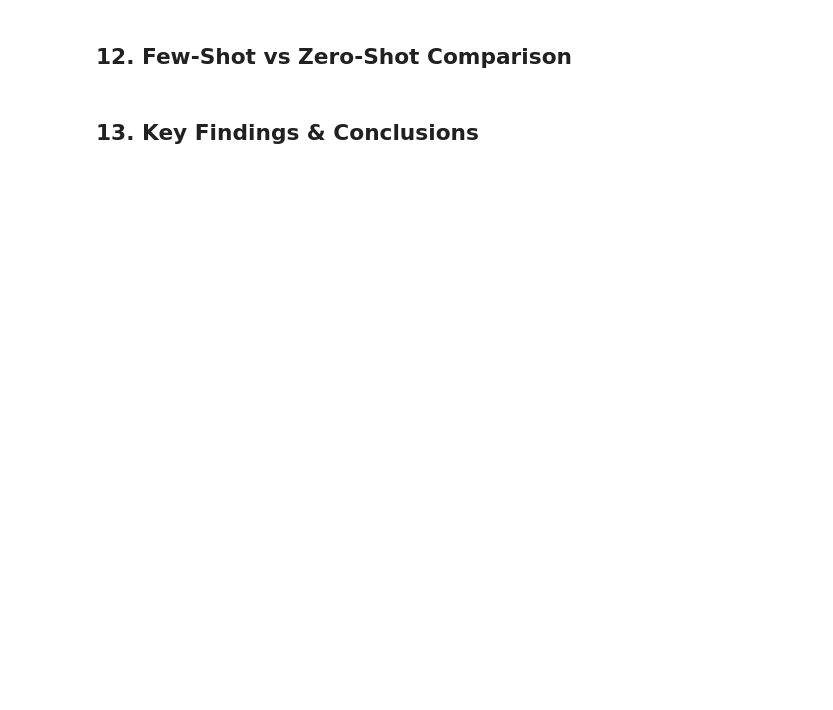
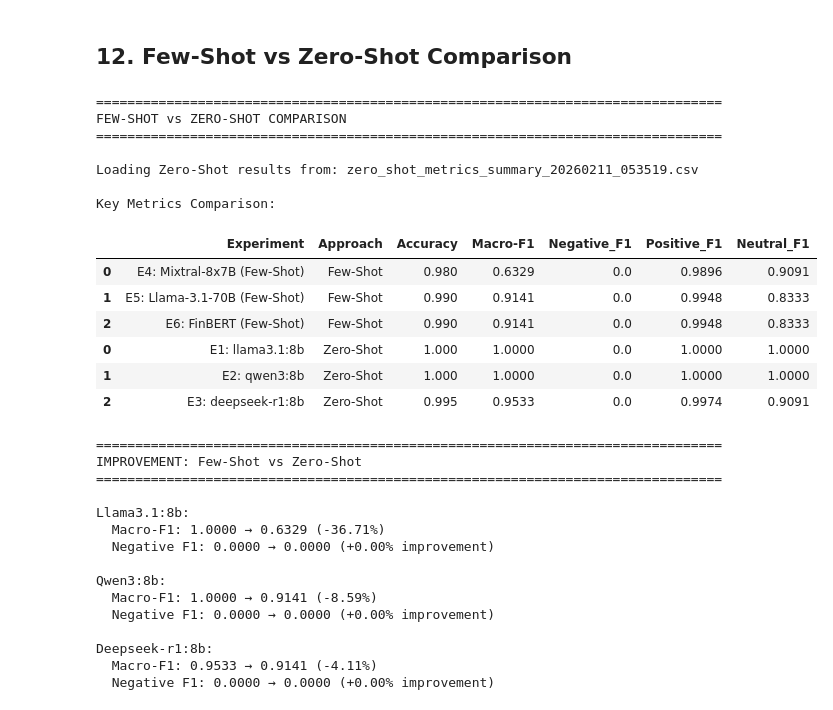
Before and after one commit to isidharthrai/Prompt_Engineering_for_Financial_Texts, a Jupyter notebook: Task1_Sentiment_Analysis/Few_Shot/E4_E5_E6_few_shot_sentiment.ipynb, the cells around one changed output. Saved outputs shown, nothing was run; the diff lists cells and outputs as text; code cells hidden in the pictures; blank space fills up the shorter version.

```diff
--- a/Task1_Sentiment_Analysis/Few_Shot/E4_E5_E6_few_shot_sentiment.ipynb
+++ b/Task1_Sentiment_Analysis/Few_Shot/E4_E5_E6_few_shot_sentiment.ipynb
@@ -880,40 +1091,69 @@ if zero_shot_files:
         print("IMPROVEMENT: Few-Shot vs Zero-Shot")
         print("=" * 80)
 
+        model_names = ["Llama3.1:8b", "Qwen3:8b", "Deepseek-r1:8b"]
         for i in range(min(3, len(few_shot_df))):
-            model_name = ["Mixtral-8x7B", "Llama-3.1-70B", "FinBERT"][i]
+            model_name = model_names[i]
             if i < len(zero_shot_df):
                 fs_macro = few_shot_df.iloc[i]["Macro-F1"]
                 zs_macro = zero_shot_df.iloc[i]["Macro-F1"]
                 improvement = (
                     ((fs_macro - zs_macro) / zs_macro * 100) if zs_macro > 0 else 0
                 )
 
                 fs_neg = few_shot_df.iloc[i]["Negative_F1"]
                 zs_neg = zero_shot_df.iloc[i]["Negative_F1"]
                 neg_improvement = (
                     ((fs_neg - zs_neg) / zs_neg * 100)
                     if zs_neg > 0
                     else float("inf")
                     if fs_neg > 0
                     else 0
                 )
 
                 print(f"\n{model_name}:")
                 print(
                     f"  Macro-F1: {zs_macro:.4f} → {fs_macro:.4f} ({improvement:+.2f}%)"
                 )
                 print(
                     f"  Negative F1: {zs_neg:.4f} → {fs_neg:.4f} ({neg_improvement:+.2f}% improvement)"
                     if neg_improvement != float("inf")
                     else f"  Negative F1: {zs_neg:.4f} → {fs_neg:.4f} (∞% - from zero!)"
                 )
 
     except Exception as e:
         print(f"\n⚠️ Could not load zero-shot results: {str(e)}")
         print("Run Zero-Shot experiments first for comparison.")
 else:
     print("\n⚠️ No Zero-Shot results found in ../Zero_Shot/")
     print("Run Zero-Shot experiments first to enable comparison.")
+# %% [output]
+================================================================================
+FEW-SHOT vs ZERO-SHOT COMPARISON
+================================================================================
+
+Loading Zero-Shot results from: zero_shot_metrics_summary_20260211_053519.csv
+
+Key Metrics Comparison:
+|  | Experiment | Approach | Accuracy | Macro-F1 | Negative_F1 | Positive_F1 | Neutral_F1 |
+| 0 | E4: Mixtral-8x7B (Few-Shot) | Few-Shot | 0.980 | 0.6329 | 0.0 | 0.9896 | 0.9091 |
+| 1 | E5: Llama-3.1-70B (Few-Shot) | Few-Shot | 0.990 | 0.9141 | 0.0 | 0.9948 | 0.8333 |
+| 2 | E6: FinBERT (Few-Shot) | Few-Shot | 0.990 | 0.9141 | 0.0 | 0.9948 | 0.8333 |
+| 0 | E1: llama3.1:8b | Zero-Shot | 1.000 | 1.0000 | 0.0 | 1.0000 | 1.0000 |
+| 1 | E2: qwen3:8b | Zero-Shot | 1.000 | 1.0000 | 0.0 | 1.0000 | 1.0000 |
+| 2 | E3: deepseek-r1:8b | Zero-Shot | 0.995 | 0.9533 | 0.0 | 0.9974 | 0.9091 |
+================================================================================
+IMPROVEMENT: Few-Shot vs Zero-Shot
+================================================================================
+
+Llama3.1:8b:
+  Macro-F1: 1.0000 → 0.6329 (-36.71%)
+  Negative F1: 0.0000 → 0.0000 (+0.00% improvement)
+
+Qwen3:8b:
+  Macro-F1: 1.0000 → 0.9141 (-8.59%)
+  Negative F1: 0.0000 → 0.0000 (+0.00% improvement)
+
+Deepseek-r1:8b:
+  Macro-F1: 0.9533 → 0.9141 (-4.11%)
+  Negative F1: 0.0000 → 0.0000 (+0.00% improvement)
-# %% [markdown]
-## 13. Key Findings & Conclusions
```
Also changed, not shown: parts of 21 cells of this notebook, 38 other files.
